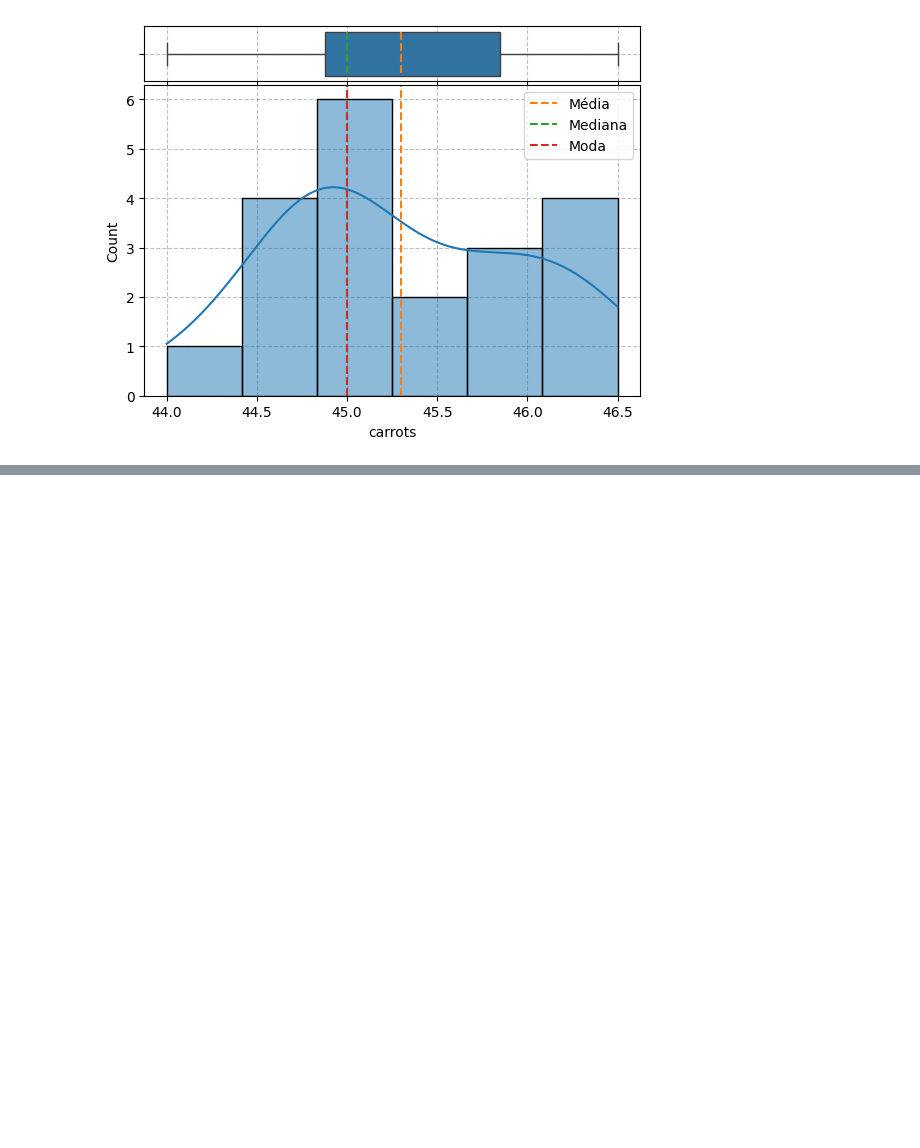
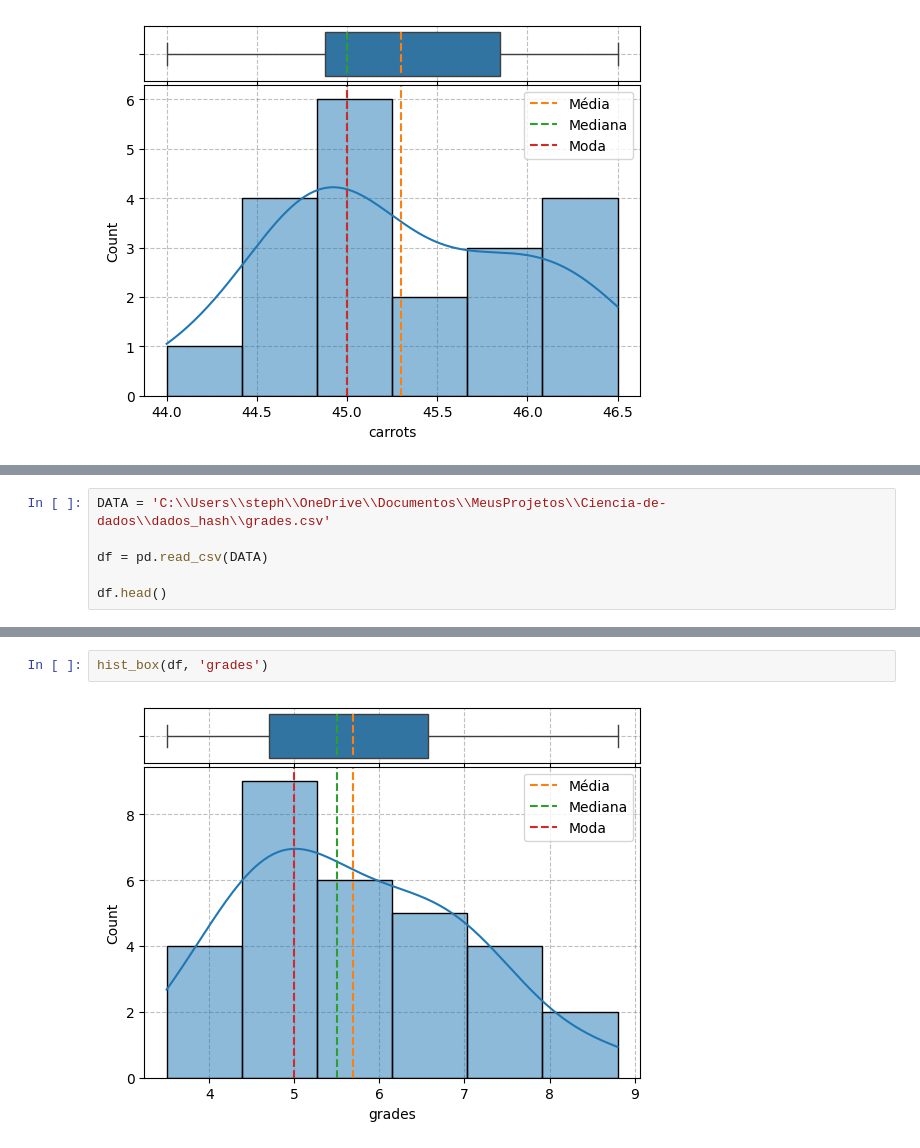
Before and after one commit to stephanyresque/Ciencia-de-dados-2, a Jupyter notebook: mes12/18-12-24.ipynb, the cells around one changed output, grey strips where cells are left out. Cells and saved outputs as stored; diff of their text form; blank space fills up the shorter version.

```diff
--- a/mes12/18-12-24.ipynb
+++ b/mes12/18-12-24.ipynb
@@ -116,0 +128,6 @@ plt.show()
+# %%
+DATA = 'C:\\Users\\steph\\OneDrive\\Documentos\\MeusProjetos\\Ciencia-de-dados\\dados_hash\\grades.csv'
+
+df = pd.read_csv(DATA)
+
+df.head()
@@ -116,0 +141,4 @@ plt.show()
+# %%
+hist_box(df, 'grades')
+# %% [output]
+[figure, added]
```
Also changed, not shown: parts of 2 cells of this notebook, 1 other file.
